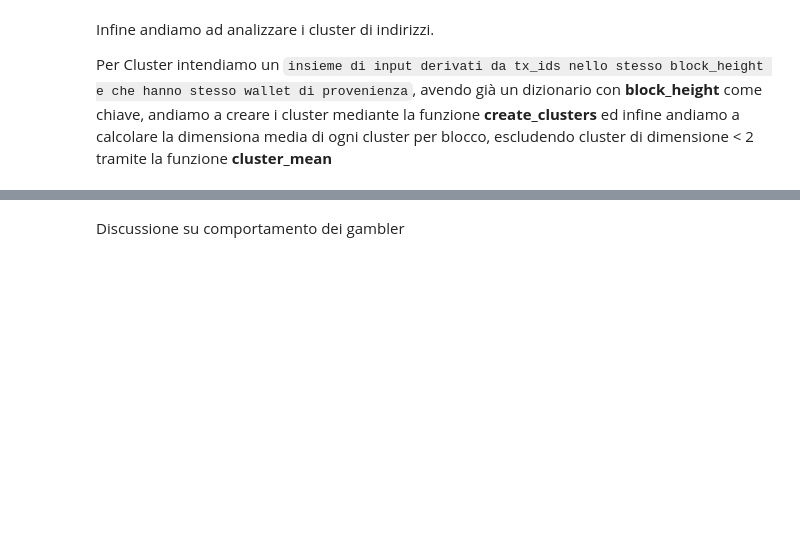
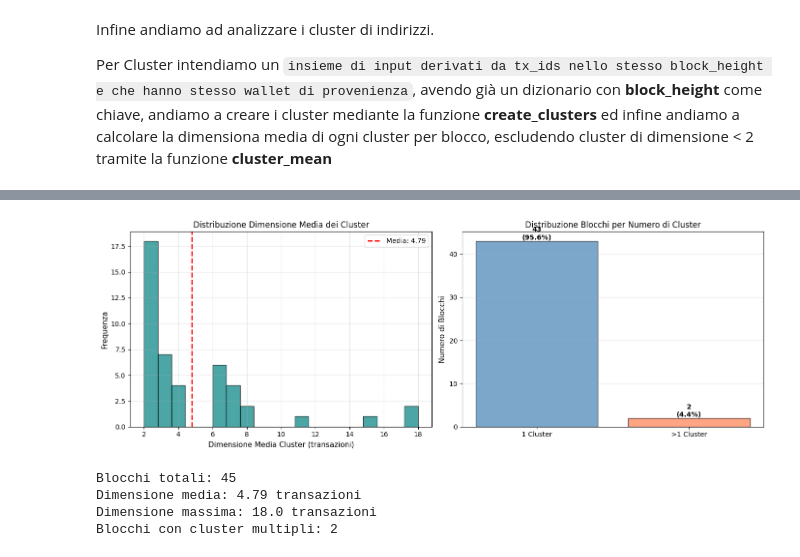
Before and after one commit to TaleWind28/Magician, a Jupyter notebook: Magician.ipynb, the cells around one changed output, grey strips where cells are left out. Drawn from its saved outputs; the diff is of its cells as text; code cells hidden in the pictures; blank space fills up the shorter version.

```diff
--- a/Magician.ipynb
+++ b/Magician.ipynb
@@ -866,2 +894,50 @@ plt.show()
-# %% [markdown]
-Discussione su comportamento dei gambler
+# %%
+# Grafici usando direttamente clusters_per_block
+fig, axes = plt.subplots(1, 2, figsize=(14, 5))
+
+# Grafico 1: Distribuzione dimensione media dei cluster
+mean_sizes = [float(info.split('mean:')[1]) for info in cluster_dict.values()]
+
+axes[0].hist(mean_sizes, bins=20, color='teal', alpha=0.7, edgecolor='black')
+axes[0].set_xlabel('Dimensione Media Cluster (transazioni)', fontsize=11)
+axes[0].set_ylabel('Frequenza', fontsize=11)
+axes[0].set_title('Distribuzione Dimensione Media dei Cluster', fontsize=12)
+axes[0].grid(True, alpha=0.3)
+axes[0].axvline(np.mean(mean_sizes), color='red', linestyle='--',
+                linewidth=2, label=f'Media: {np.mean(mean_sizes):.2f}')
+axes[0].legend()
+
+# Grafico 2: Numero di cluster per block
+num_clusters = [int(info.split('num cluster: ')[1].split(',')[0])
+                for info in cluster_dict.values()]
+
+single = num_clusters.count(1)
+multi = len(num_clusters) - single
+
+axes[1].bar(['1 Cluster', '>1 Cluster'], [single, multi],
+            color=['steelblue', 'coral'], alpha=0.7, edgecolor='black')
+axes[1].set_ylabel('Numero di Blocchi', fontsize=11)
+axes[1].set_title('Distribuzione Blocchi per Numero di Cluster', fontsize=12)
+axes[1].grid(True, alpha=0.3, axis='y')
+
+# Percentuali
+total = len(cluster_dict)
+axes[1].text(0, single, f'{single}\n({single/total*100:.1f}%)',
+             ha='center', va='bottom', fontsize=10, fontweight='bold')
+axes[1].text(1, multi, f'{multi}\n({multi/total*100:.1f}%)',
+             ha='center', va='bottom', fontsize=10, fontweight='bold')
+
+plt.tight_layout()
+plt.show()
+
+# Statistiche
+print(f"Blocchi totali: {len(cluster_dict)}")
+print(f"Dimensione media: {np.mean(mean_sizes):.2f} transazioni")
+print(f"Dimensione massima: {max(mean_sizes):.1f} transazioni")
+print(f"Blocchi con cluster multipli: {multi}")
+# %% [output]
+[figure, added]
+Blocchi totali: 45
+Dimensione media: 4.79 transazioni
+Dimensione massima: 18.0 transazioni
+Blocchi con cluster multipli: 2
```
Also changed, not shown: parts of 24 cells of this notebook, 1 other file.
